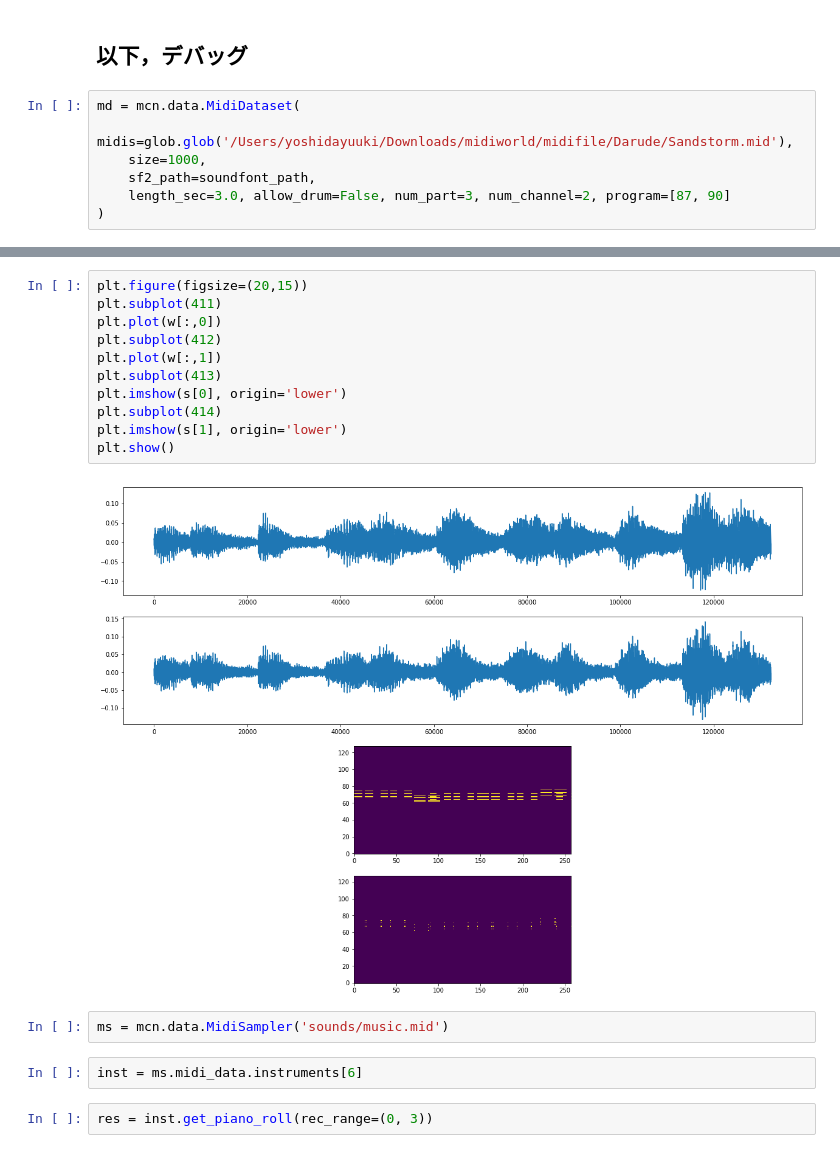
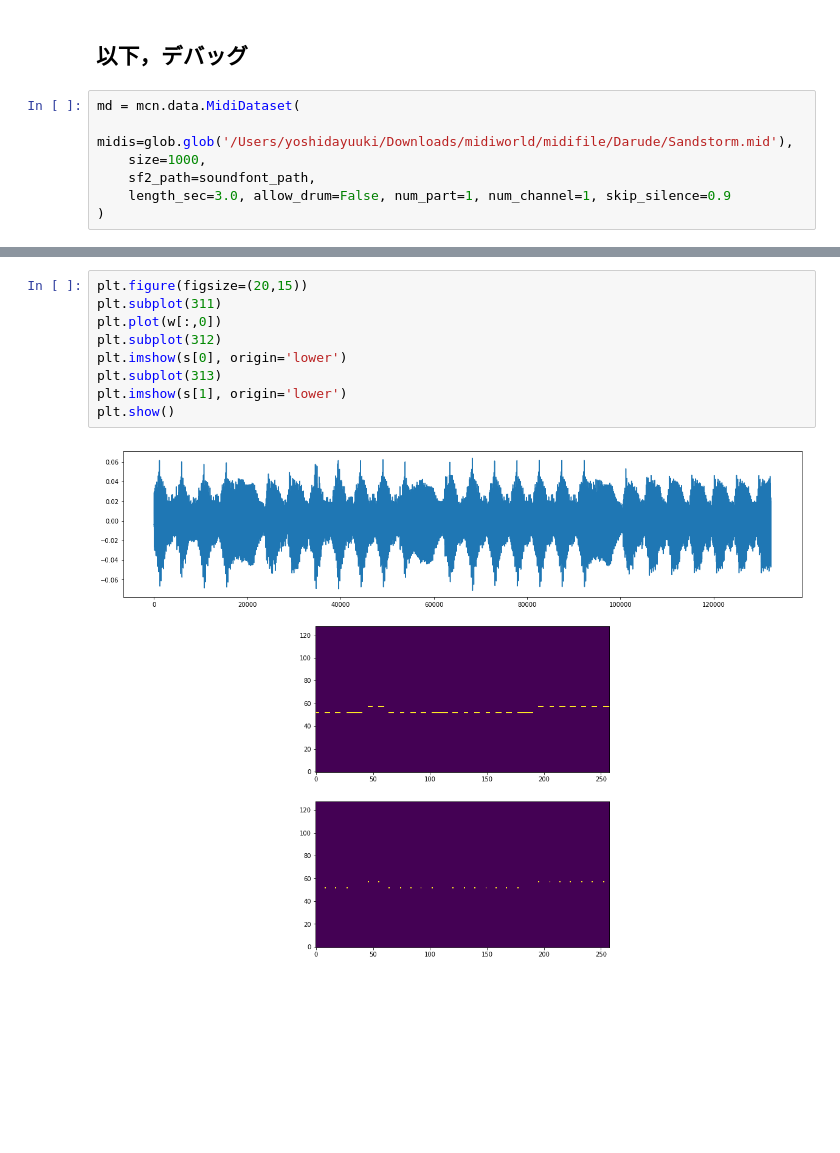
Before and after one commit to al4tech/mimicopynet, a Jupyter notebook: Usage.ipynb, the cells around one changed output, grey strips where cells are left out. Drawn from its saved outputs; the diff is of its cells as text; blank space fills up the shorter version.

```diff
--- a/Usage.ipynb
+++ b/Usage.ipynb
@@ -281,5 +332,5 @@ md = mcn.data.MidiDataset(
     midis=glob.glob('/Users/yoshidayuuki/Downloads/midiworld/midifile/Darude/Sandstorm.mid'),
     size=1000,
     sf2_path=soundfont_path,
-    length_sec=3.0, allow_drum=False, num_part=3, num_channel=2, program=[87, 90]
+    length_sec=3.0, allow_drum=False, num_part=1, num_channel=1, skip_silence=0.9
 )
@@ -299,20 +362,12 @@ mcn.ipython_utils.show_audio(w, 44100)
 [interactive output not drawn]
 # %%
 plt.figure(figsize=(20,15))
-plt.subplot(411)
+plt.subplot(311)
 plt.plot(w[:,0])
-plt.subplot(412)
-plt.plot(w[:,1])
-plt.subplot(413)
+plt.subplot(312)
 plt.imshow(s[0], origin='lower')
-plt.subplot(414)
+plt.subplot(313)
 plt.imshow(s[1], origin='lower')
 plt.show()
 # %% [output]
-[figure, old version]
+[figure, new version]
-# %%
-ms = mcn.data.MidiSampler('sounds/music.mid')
-# %%
-inst = ms.midi_data.instruments[6]
-# %%
-res = inst.get_piano_roll(rec_range=(0, 3))
```
Also changed, not shown: parts of 23 cells of this notebook, 2 other files.
